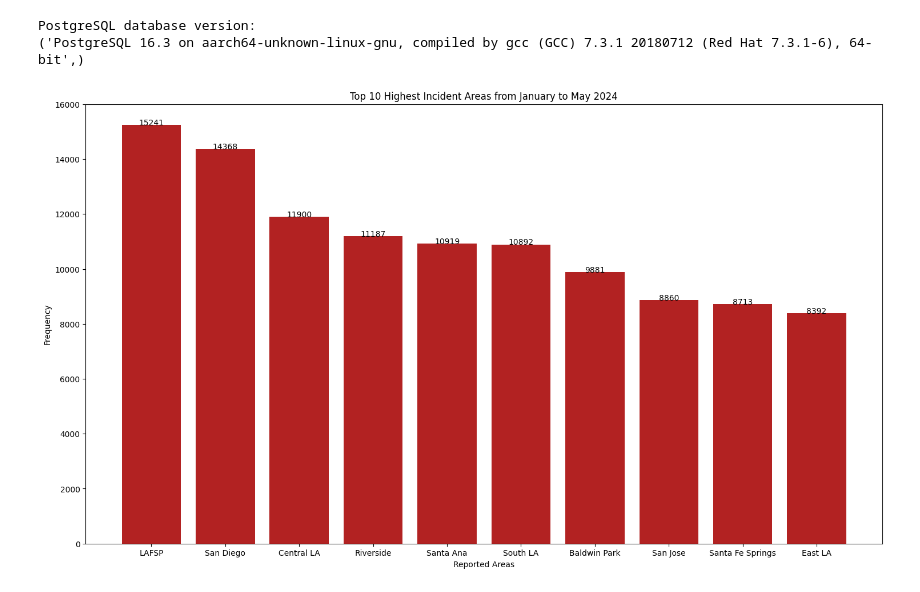
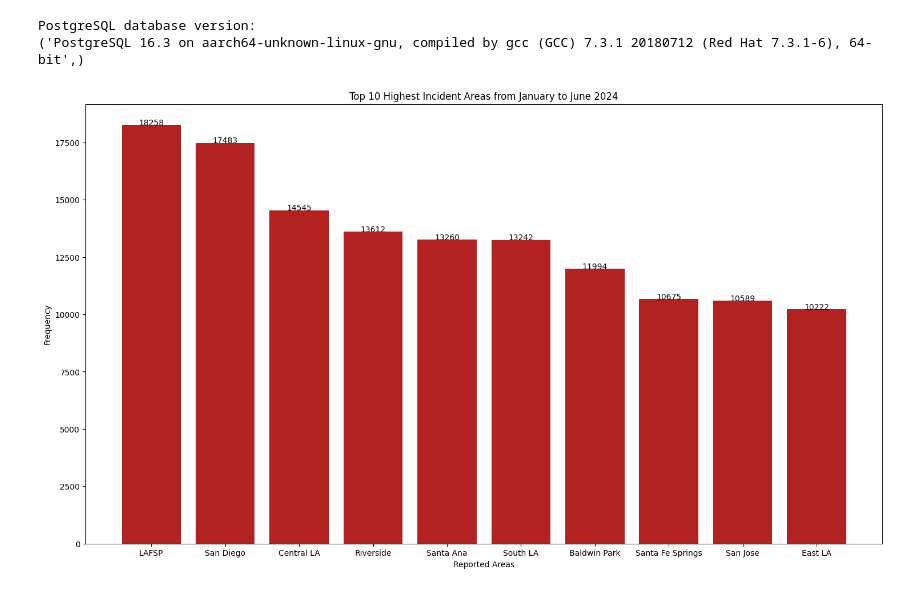
Before and after one commit to DaH7/CHP-Traffic-Analytics, a Jupyter notebook: Incident_Count_Graphs_traffic.ipynb, the cells around one changed output. Saved outputs shown, nothing was run; the diff lists cells and outputs as text; code cells hidden in the pictures.

```diff
--- a/Incident_Count_Graphs_traffic.ipynb
+++ b/Incident_Count_Graphs_traffic.ipynb
@@ -72,11 +72,11 @@ def single_bar(df,title):
         # visualizing the plot
         plt.show()
 # %%
-single_bar(log_area_df(2,6),"Top 10 Highest Incident Areas from January to May 2024")
+single_bar(log_area_df(2,7),"Top 10 Highest Incident Areas from January to June 2024")
 # %% [output]
 PostgreSQL database version:
 ('PostgreSQL 16.3 on aarch64-unknown-linux-gnu, compiled by gcc (GCC) 7.3.1 20180712 (Red Hat 7.3.1-6), 64-bit',)
-[figure, old version]
+[figure, new version]
 # %%
 def top_10_month(df,month):
     head = df.log_area.head(10)
```
Also changed, not shown: parts of 5 cells of this notebook.
